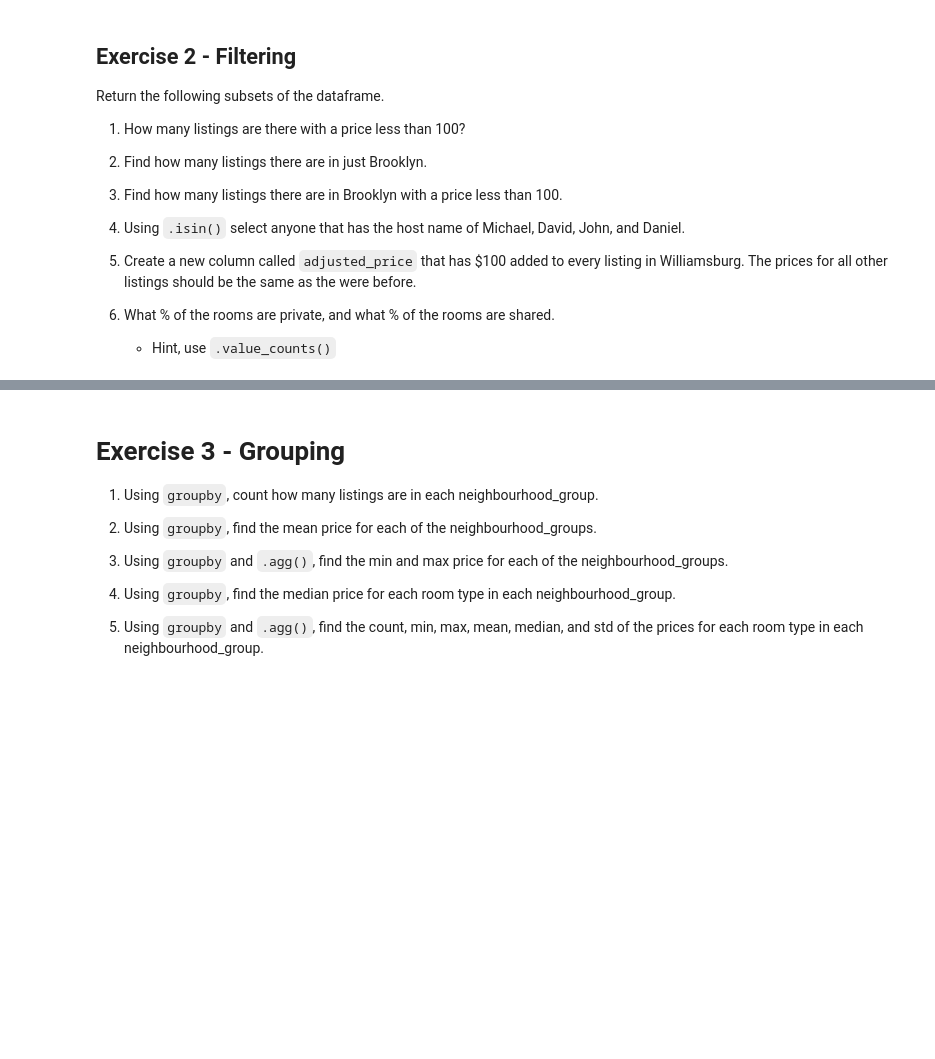
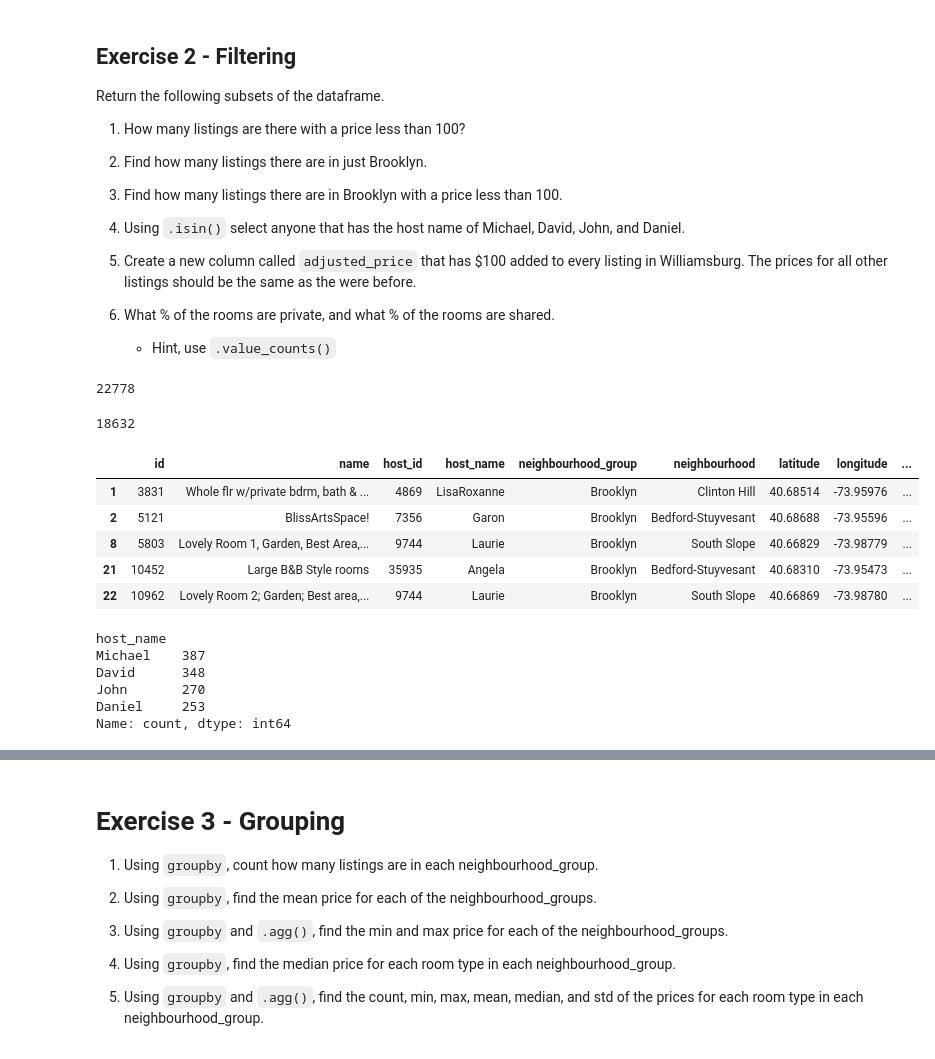
Before and after one commit to AndrewLamCS/my-fork-2024-DS-Fri-1230, a Jupyter notebook: Week-01-Pandas/Exercise-AL.ipynb, the cells around one changed output, grey strips where cells are left out. Drawn from its saved outputs; the diff is of its cells as text; code cells hidden in the pictures; blank space fills up the shorter version.

```diff
--- a/Week-01-Pandas/Exercise-AL.ipynb
+++ b/Week-01-Pandas/Exercise-AL.ipynb
@@ -57,14 +44,46 @@ Return the following subsets of the dataframe.
     * Hint, use `.value_counts()`
 # %%
 # 1. How many listings are there with a price less than 100?
+
+select_condition_1 = df['price'] < 100
+len(df[select_condition_1])
+# %% [output]
+22778
 # %%
 # 2. Make a new DataFrame of listings in Brooklyn named `df_bk`
 # and find how many listings in just Brooklyn.
+
+df_bk = df[df['neighbourhood_group'] == 'Brooklyn']
+len(df_bk)
+# %% [output]
+18632
 # %%
 # 3. Find how many listings there are in Brooklyn with a price less than 100.
+
+df_bk_under_100 = df_bk[select_condition_1]
+df_bk_under_100.head()
+# %% [output]
+|  | id | name | host_id | host_name | neighbourhood_group | neighbourhood | latitude | longitude | ... |
+| 1 | 3831 | Whole flr w/private bdrm, bath & ... | 4869 | LisaRoxanne | Brooklyn | Clinton Hill | 40.68514 | -73.95976 | ... |
+| 2 | 5121 | BlissArtsSpace! | 7356 | Garon | Brooklyn | Bedford-Stuyvesant | 40.68688 | -73.95596 | ... |
+| 8 | 5803 | Lovely Room 1, Garden, Best Area,... | 9744 | Laurie | Brooklyn | South Slope | 40.66829 | -73.98779 | ... |
+| 21 | 10452 | Large B&B Style rooms | 35935 | Angela | Brooklyn | Bedford-Stuyvesant | 40.68310 | -73.95473 | ... |
+| 22 | 10962 | Lovely Room 2; Garden; Best area,... | 9744 | Laurie | Brooklyn | South Slope | 40.66869 | -73.98780 | ... |
 # %%
 # 4. Using `.isin()` select anyone that has the host name of Michael, David, John, and Daniel.
 # How many total are there that have those names
+
+host_names = ['Michael', 'David', 'John', 'Daniel']
+condition = df.host_name.isin(host_names)
+
+df[condition]['host_name'].value_counts()
+# %% [output]
+host_name
+Michael    387
+David      348
+John       270
+Daniel     253
+Name: count, dtype: int64
 # %%
 # 5. Create a new column called `adjusted_price` that has $100 added to every listing in Williamsburg.
 # The prices for all other listings should be the same as the were before.
```
Also changed, not shown: parts of 15 cells of this notebook.
